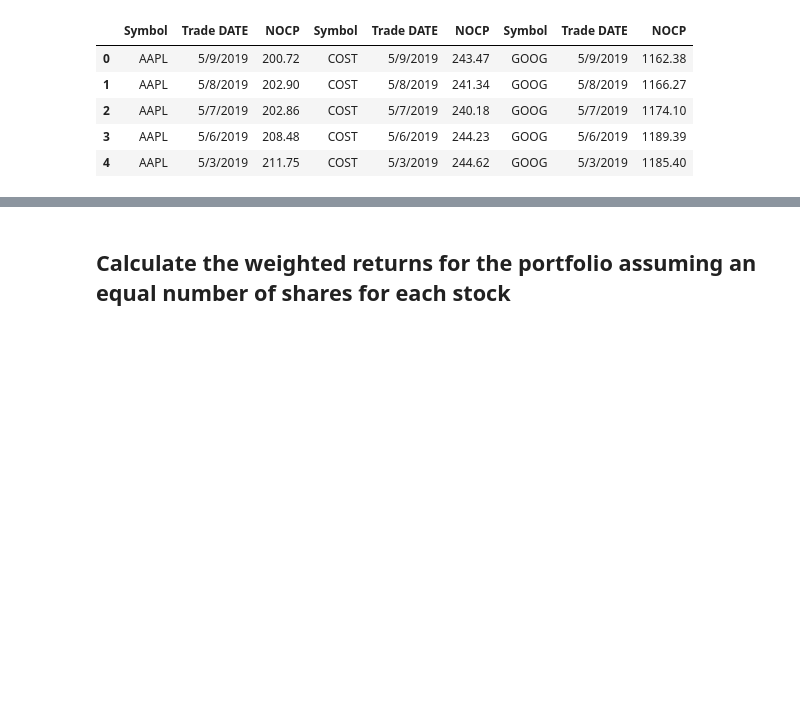
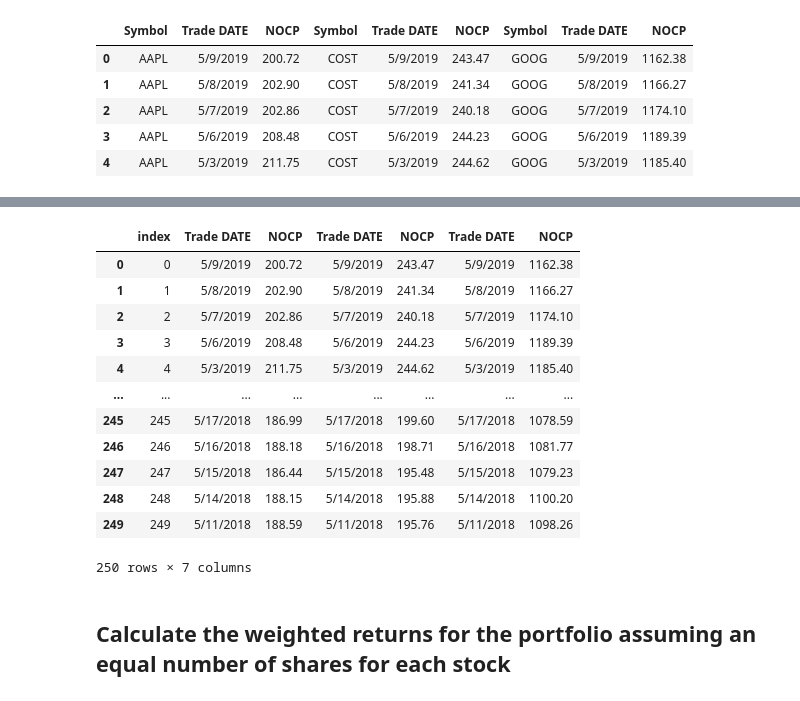
Before and after one commit to Marie462012/Portfolio-Analysis---A-Whale-Off, a Jupyter notebook: whale_analysis.ipynb, the cells around one changed output, grey strips where cells are left out. Saved outputs shown, nothing was run; the diff lists cells and outputs as text; code cells hidden in the pictures; blank space fills up the shorter version.

```diff
--- a/whale_analysis.ipynb
+++ b/whale_analysis.ipynb
@@ -396,7 +409,7 @@ aapl_returns
 # %%
 # Reading data from 2nd stock
 cost_history_csv = Path("./Resources/cost_historical.csv")
-cost_returns = pd.read_csv(cost_historical_csv)
+cost_returns = pd.read_csv(cost_history_csv)
 # cost_returns.describe()
 cost_returns.sort_index(ascending = True, inplace = True)
 cost_returns
@@ -449,6 +462,5 @@ my_stocks.head()
 | 4 | AAPL | 5/3/2019 | 211.75 | COST | 5/3/2019 | 244.62 | GOOG | 5/3/2019 | 1185.40 |
 # %%
 # Reset Date index
-combined_pt2.sort_index(inplace=True)
-combined_pt2.head()
+my_stocks.sort_index(inplace=True)
 # %% [output]
@@ -476,3 +504,20 @@ my_stocks_daily_returns.sample()
+# %%
+#reset the index
+my_stocks.reset_index()
+# %% [output]
+|  | index | Trade DATE | NOCP | Trade DATE | NOCP | Trade DATE | NOCP |
+| 0 | 0 | 5/9/2019 | 200.72 | 5/9/2019 | 243.47 | 5/9/2019 | 1162.38 |
+| 1 | 1 | 5/8/2019 | 202.90 | 5/8/2019 | 241.34 | 5/8/2019 | 1166.27 |
+| 2 | 2 | 5/7/2019 | 202.86 | 5/7/2019 | 240.18 | 5/7/2019 | 1174.10 |
+| 3 | 3 | 5/6/2019 | 208.48 | 5/6/2019 | 244.23 | 5/6/2019 | 1189.39 |
+| 4 | 4 | 5/3/2019 | 211.75 | 5/3/2019 | 244.62 | 5/3/2019 | 1185.40 |
+| ... | ... | ... | ... | ... | ... | ... | ... |
+| 245 | 245 | 5/17/2018 | 186.99 | 5/17/2018 | 199.60 | 5/17/2018 | 1078.59 |
+| 246 | 246 | 5/16/2018 | 188.18 | 5/16/2018 | 198.71 | 5/16/2018 | 1081.77 |
+| 247 | 247 | 5/15/2018 | 186.44 | 5/15/2018 | 195.48 | 5/15/2018 | 1079.23 |
+| 248 | 248 | 5/14/2018 | 188.15 | 5/14/2018 | 195.88 | 5/14/2018 | 1100.20 |
+| 249 | 249 | 5/11/2018 | 188.59 | 5/11/2018 | 195.76 | 5/11/2018 | 1098.26 |
+250 rows × 7 columns
 # %% [markdown]
 ## Calculate the weighted returns for the portfolio assuming an equal number of shares for each stock
 # %%
```
Also changed, not shown: parts of 24 cells of this notebook.
